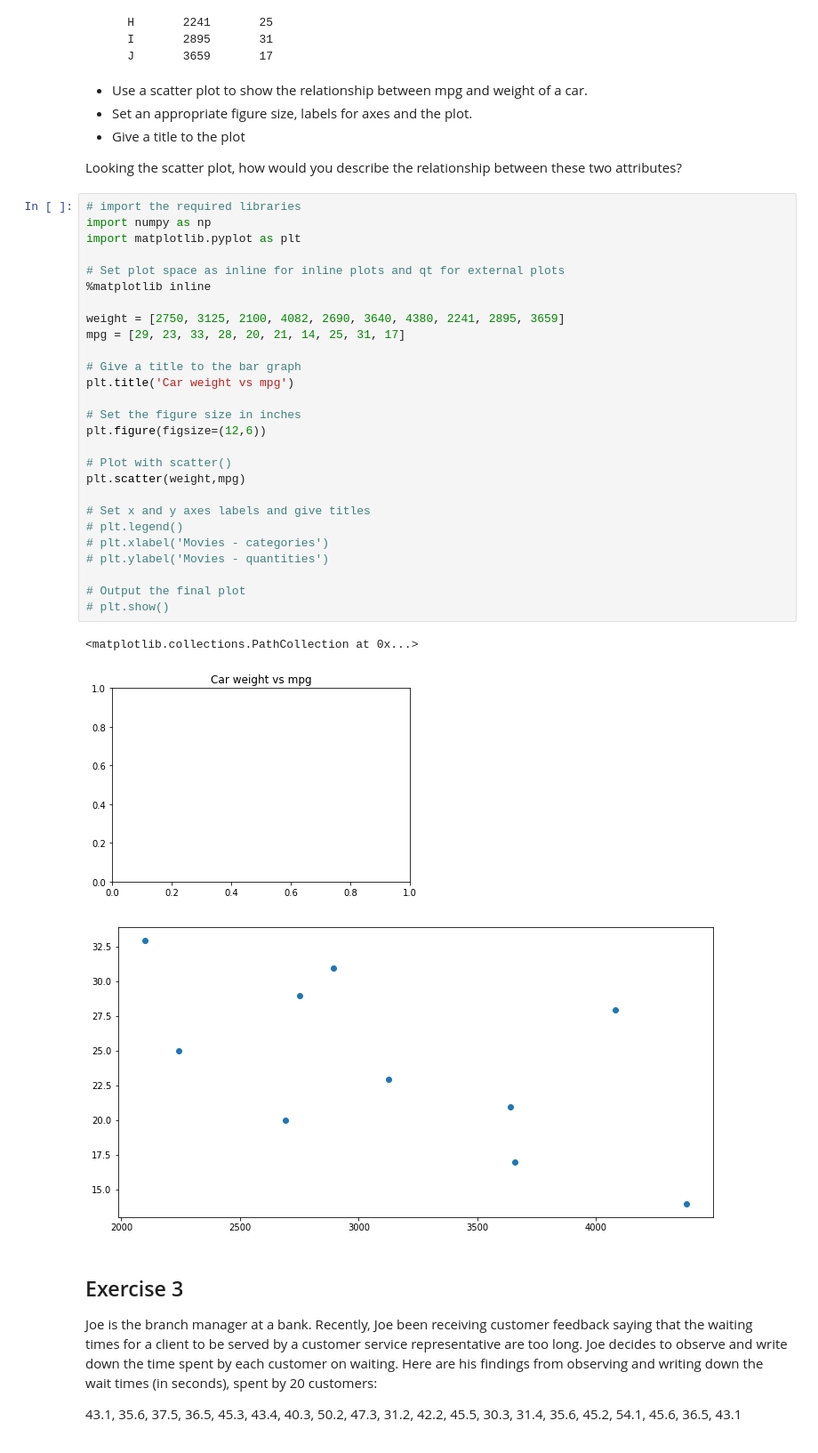
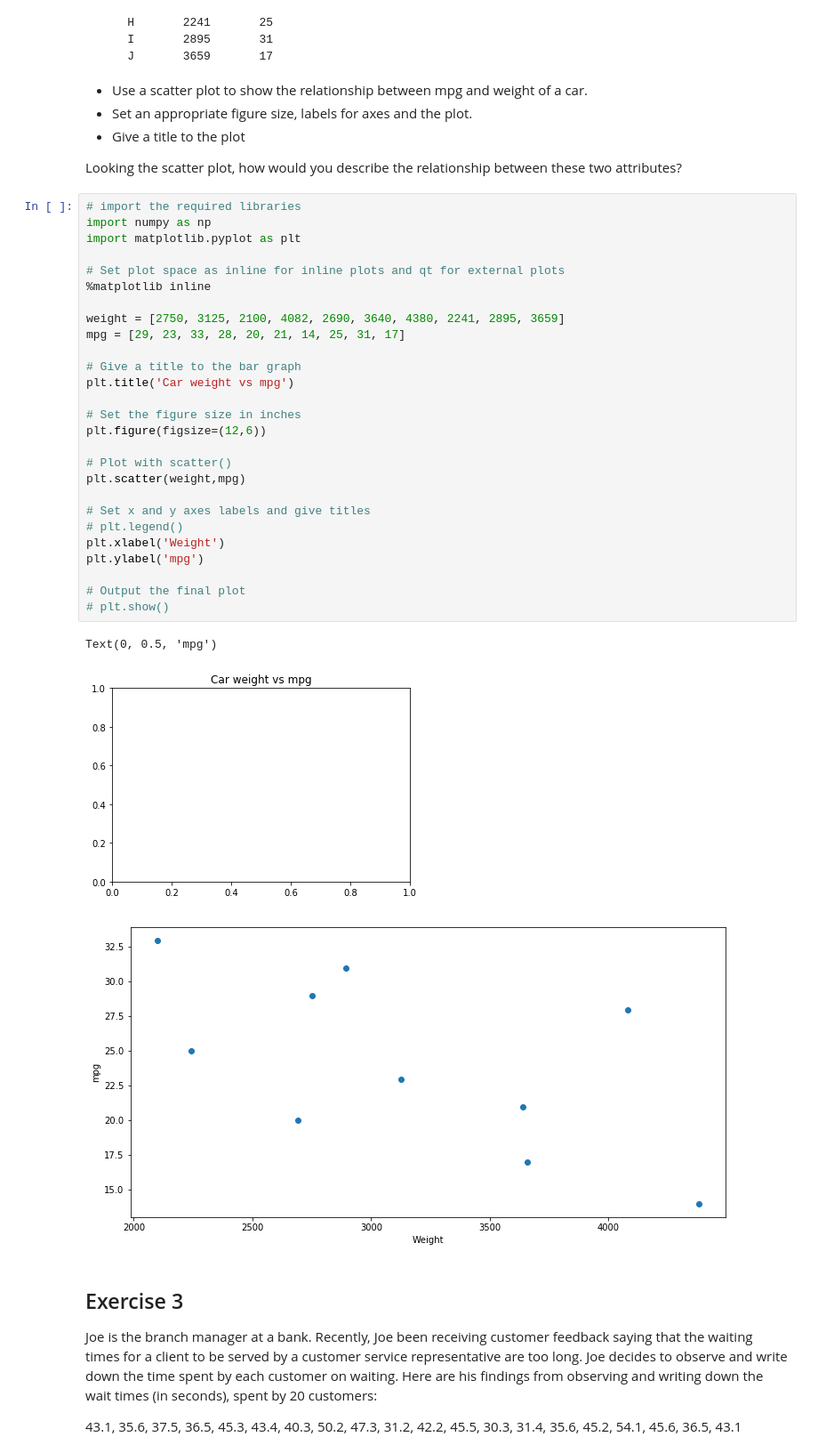
Before and after one commit to fleralle/dsc-data-viz-lab-houston-ds-042219, a Jupyter notebook: index.ipynb, the cells around one changed output. Shown at 89% size. Drawn from its saved outputs; the diff is of its cells as text.

```diff
--- a/index.ipynb
+++ b/index.ipynb
@@ -73,34 +73,34 @@ Looking the scatter plot, how would you describe the relationship between these
 # %%
 # import the required libraries
 import numpy as np
 import matplotlib.pyplot as plt
 
 # Set plot space as inline for inline plots and qt for external plots
 %matplotlib inline
 
 weight = [2750, 3125, 2100, 4082, 2690, 3640, 4380, 2241, 2895, 3659]
 mpg = [29, 23, 33, 28, 20, 21, 14, 25, 31, 17]
 
 # Give a title to the bar graph
 plt.title('Car weight vs mpg')
 
 # Set the figure size in inches
 plt.figure(figsize=(12,6))
 
 # Plot with scatter()
 plt.scatter(weight,mpg)
 
 # Set x and y axes labels and give titles
 # plt.legend()
-# plt.xlabel('Movies - categories')
-# plt.ylabel('Movies - quantities')
+plt.xlabel('Weight')
+plt.ylabel('mpg')
 
 # Output the final plot
 # plt.show()
 # %% [output]
-<matplotlib.collections.PathCollection at 0x...>
+Text(0, 0.5, 'mpg')
 [figure]
-[figure, old version]
+[figure, new version]
 # %% [markdown]
 ## Exercise 3
 
```
